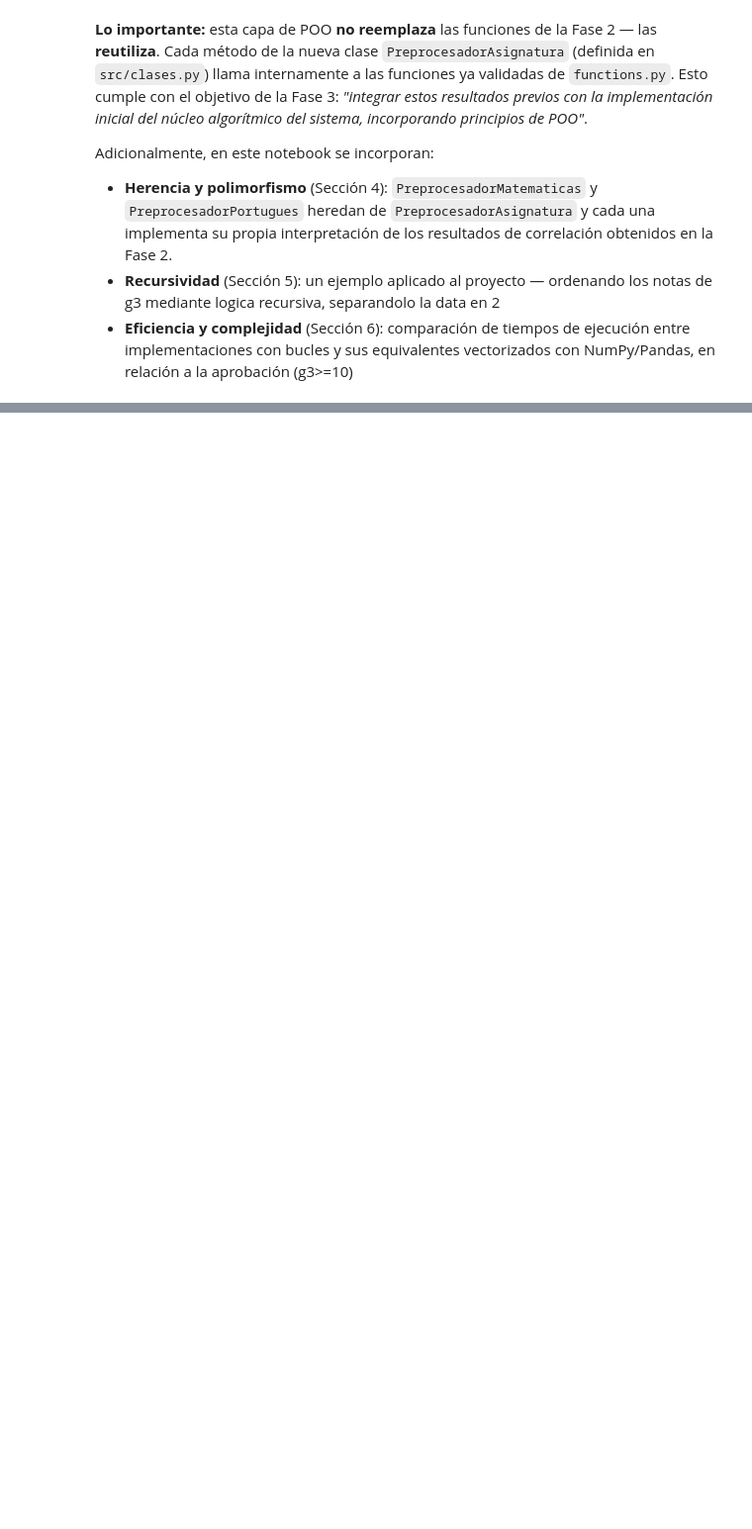
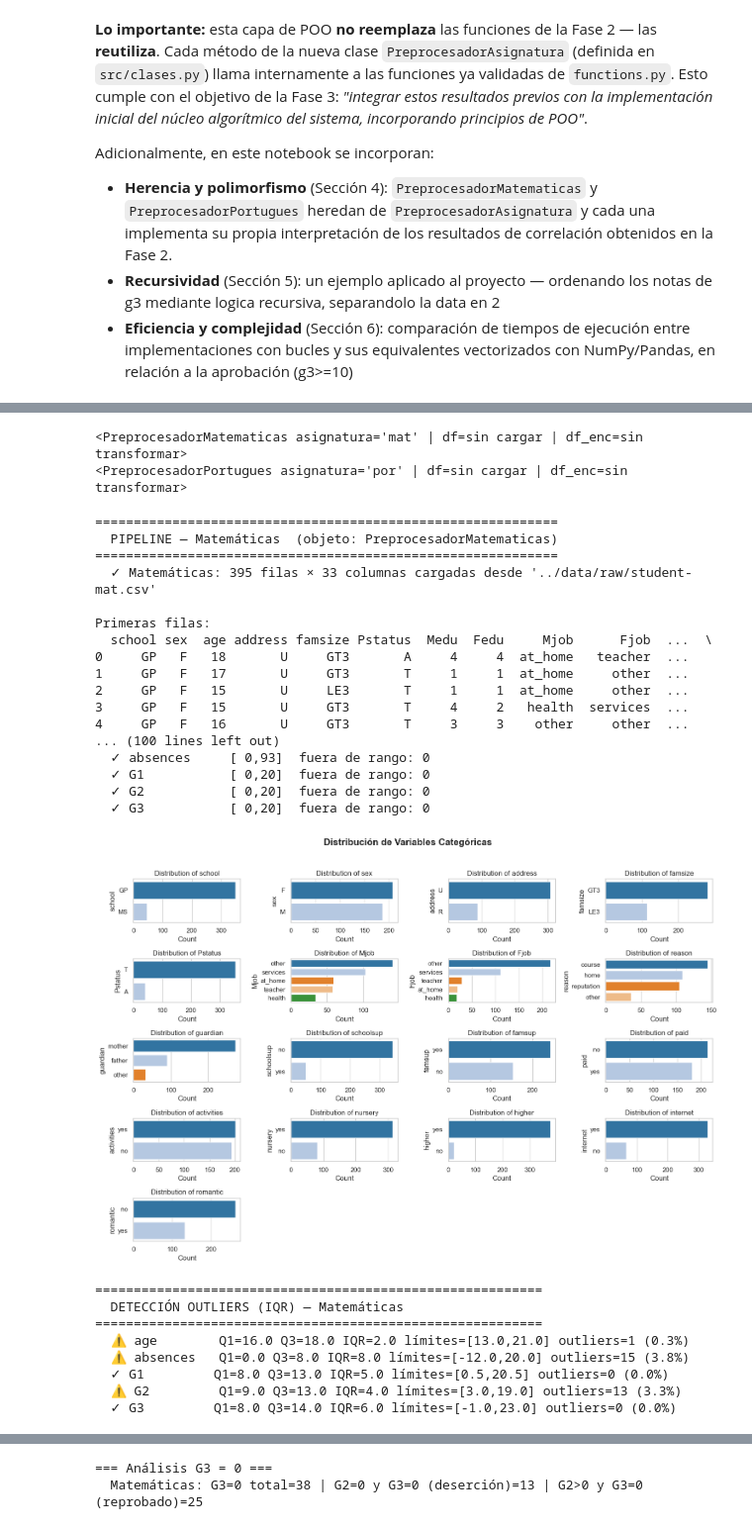
Before and after one commit to ffarina11/proyecto-grupo7-mcdi500, a Jupyter notebook: notebooks/F3_Nucleo_Algoritmico_POO.ipynb, the cells around one changed output, grey strips where cells are left out. Shown at 99% size. Drawn from its saved outputs; the diff is of its cells as text; code cells hidden in the pictures; blank space fills up the shorter version.

Commit message:
feat: F3_Inicializar constructor, ejecución del método pipeline

```diff
--- a/notebooks/F3_Nucleo_Algoritmico_POO.ipynb
+++ b/notebooks/F3_Nucleo_Algoritmico_POO.ipynb
@@ -98,0 +179,40 @@ print("✓ Entorno listo. Módulos de Fase 2 (functions) y Fase 3 (clases) impor
+# %%
+# 1) Creamos los objetos (esto ejecuta __init__ de cada clase)
+prep_mat = PreprocesadorMatematicas("../data/raw/student-mat.csv")
+prep_por = PreprocesadorPortugues("../data/raw/student-por.csv")
+
+print(repr(prep_mat))
+print(repr(prep_por))
+# %% [output]
+<PreprocesadorMatematicas asignatura='mat' | df=sin cargar | df_enc=sin transformar>
+<PreprocesadorPortugues asignatura='por' | df=sin cargar | df_enc=sin transformar>
+# %%
+# 2) Ejecutamos el pipeline completo para Matemáticas
+ok_mat = prep_mat.ejecutar_pipeline(exportar_resultados=True)
+# %% [output]
+============================================================
+  PIPELINE — Matemáticas  (objeto: PreprocesadorMatematicas)
+============================================================
+  ✓ Matemáticas: 395 filas × 33 columnas cargadas desde '../data/raw/student-mat.csv'
+
+Primeras filas:
+  school sex  age address famsize Pstatus  Medu  Fedu     Mjob      Fjob  ...  \
+0     GP   F   18       U     GT3       A     4     4  at_home   teacher  ...
+1     GP   F   17       U     GT3       T     1     1  at_home     other  ...
+2     GP   F   15       U     LE3       T     1     1  at_home     other  ...
+3     GP   F   15       U     GT3       T     4     2   health  services  ...
+4     GP   F   16       U     GT3       T     3     3    other     other  ...
+... (100 lines left out)
+  ✓ absences     [ 0,93]  fuera de rango: 0
+  ✓ G1           [ 0,20]  fuera de rango: 0
+  ✓ G2           [ 0,20]  fuera de rango: 0
+  ✓ G3           [ 0,20]  fuera de rango: 0
+[figure, added]
+==========================================================
+  DETECCIÓN OUTLIERS (IQR) — Matemáticas
+==========================================================
+  ⚠ age        Q1=16.0 Q3=18.0 IQR=2.0 límites=[13.0,21.0] outliers=1 (0.3%)
+  ⚠ absences   Q1=0.0 Q3=8.0 IQR=8.0 límites=[-12.0,20.0] outliers=15 (3.8%)
+  ✓ G1         Q1=8.0 Q3=13.0 IQR=5.0 límites=[0.5,20.5] outliers=0 (0.0%)
+  ⚠ G2         Q1=9.0 Q3=13.0 IQR=4.0 límites=[3.0,19.0] outliers=13 (3.3%)
+  ✓ G3         Q1=8.0 Q3=14.0 IQR=6.0 límites=[-1.0,23.0] outliers=0 (0.0%)
@@ -98,0 +238,2 @@ print("✓ Entorno listo. Módulos de Fase 2 (functions) y Fase 3 (clases) impor
+=== Análisis G3 = 0 ===
+  Matemáticas: G3=0 total=38 | G2=0 y G3=0 (deserción)=13 | G2>0 y G3=0 (reprobado)=25
```
Also changed, not shown: parts of 9 cells of this notebook.
